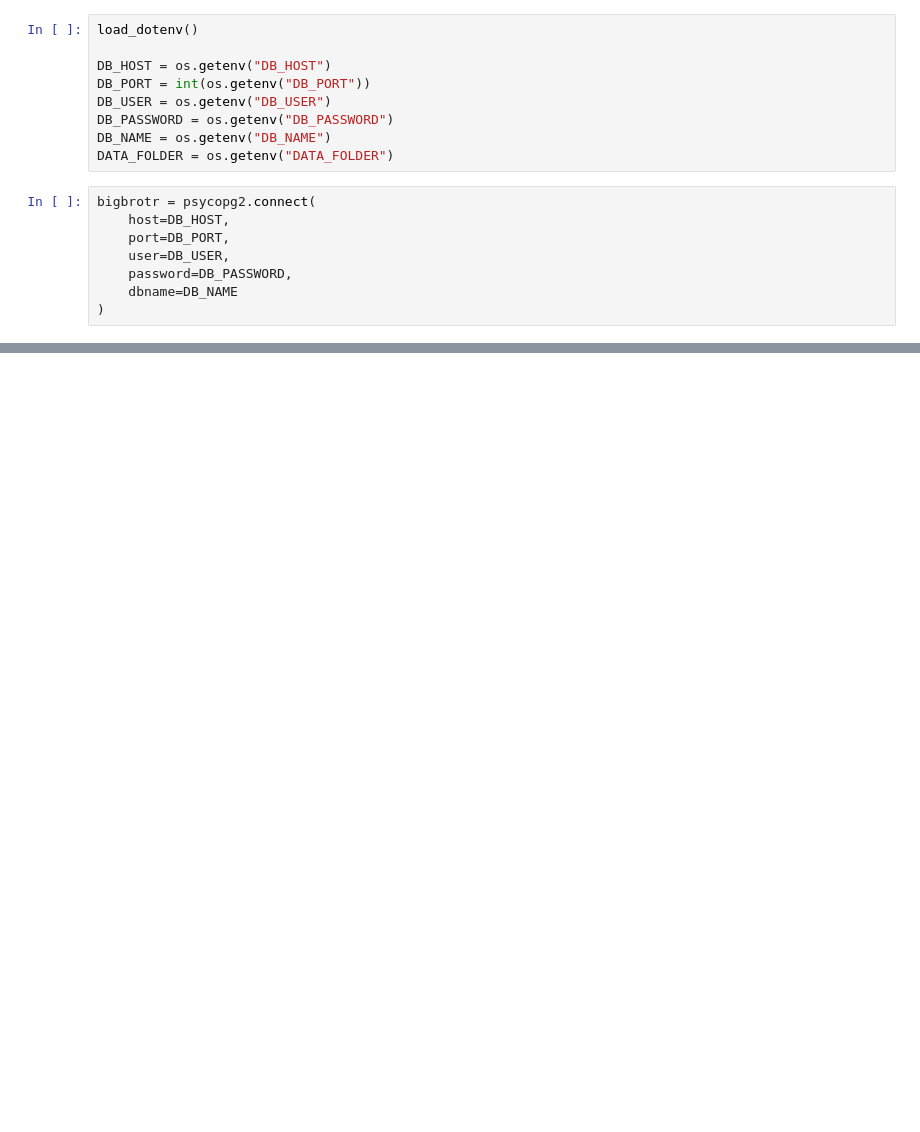
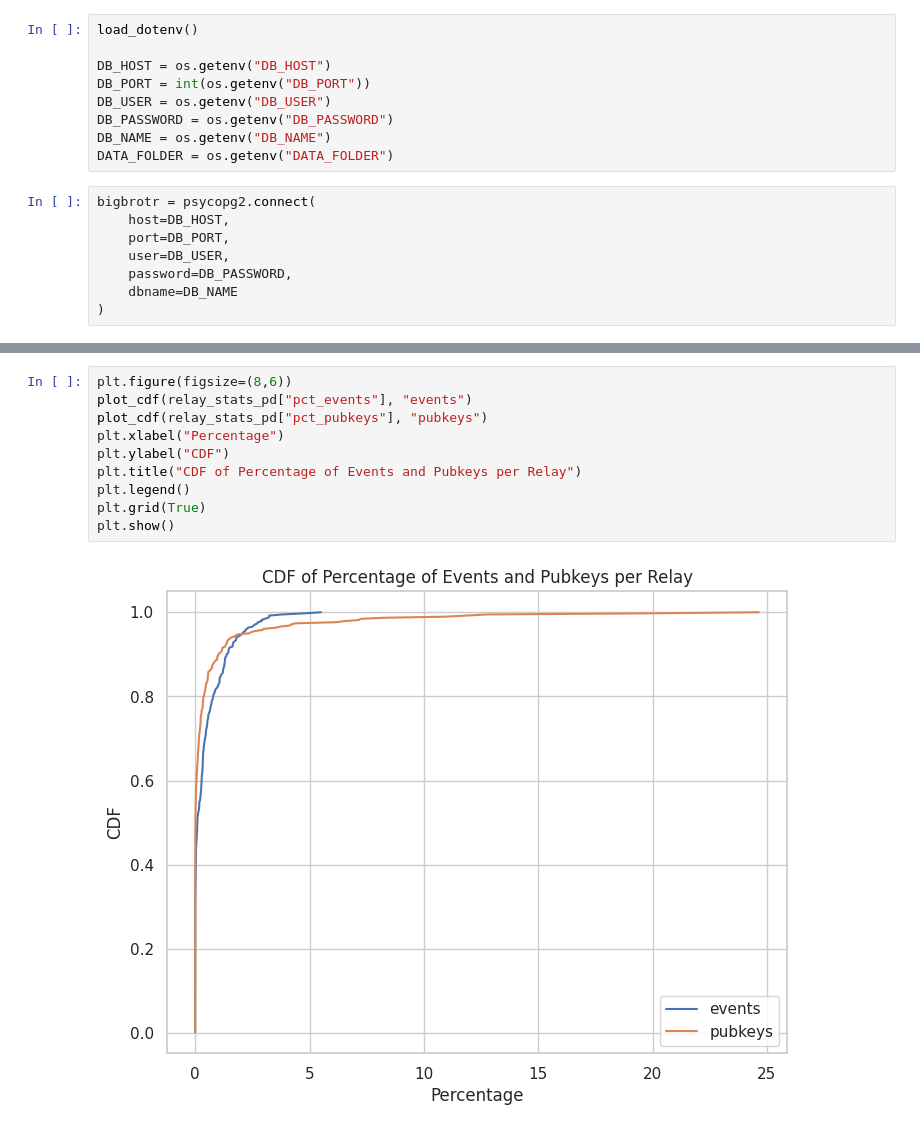
Before and after one commit to Bigbrotr/analysis, a Jupyter notebook: analysis/src/events_relays_overview.ipynb, the cells around one changed output, grey strips where cells are left out. Cells and saved outputs as stored; diff of their text form; blank space fills up the shorter version.

```diff
--- a/analysis/src/events_relays_overview.ipynb
+++ b/analysis/src/events_relays_overview.ipynb
@@ -40,0 +79,12 @@ events_relays.select(pl.col("relay_url").value_counts())
+# %%
+plt.figure(figsize=(8,6))
+plot_cdf(relay_stats_pd["pct_events"], "events")
+plot_cdf(relay_stats_pd["pct_pubkeys"], "pubkeys")
+plt.xlabel("Percentage")
+plt.ylabel("CDF")
+plt.title("CDF of Percentage of Events and Pubkeys per Relay")
+plt.legend()
+plt.grid(True)
+plt.show()
+# %% [output]
+[figure, added]
```
Also changed, not shown: parts of 11 cells of this notebook.
